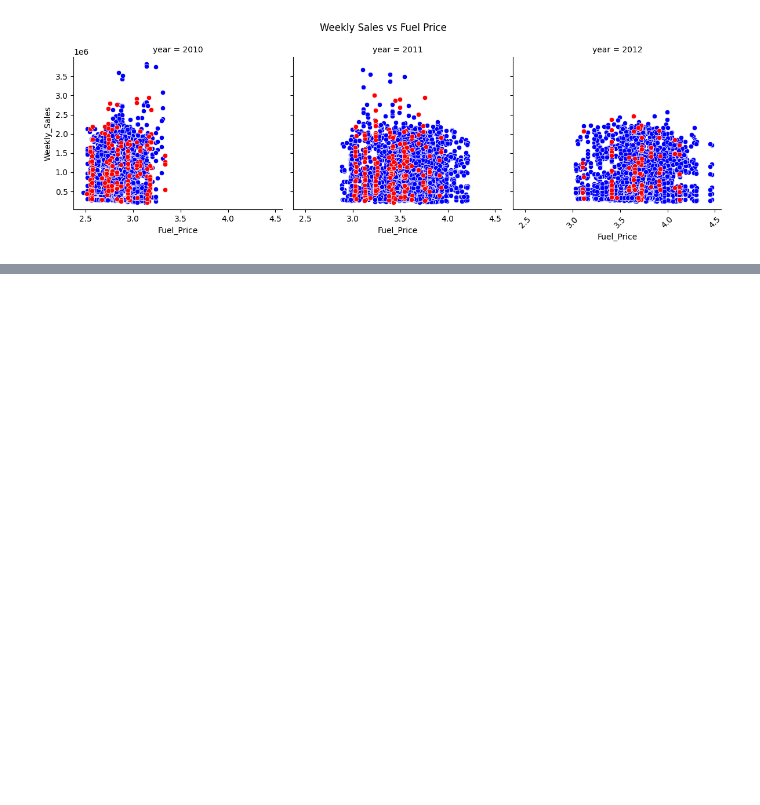
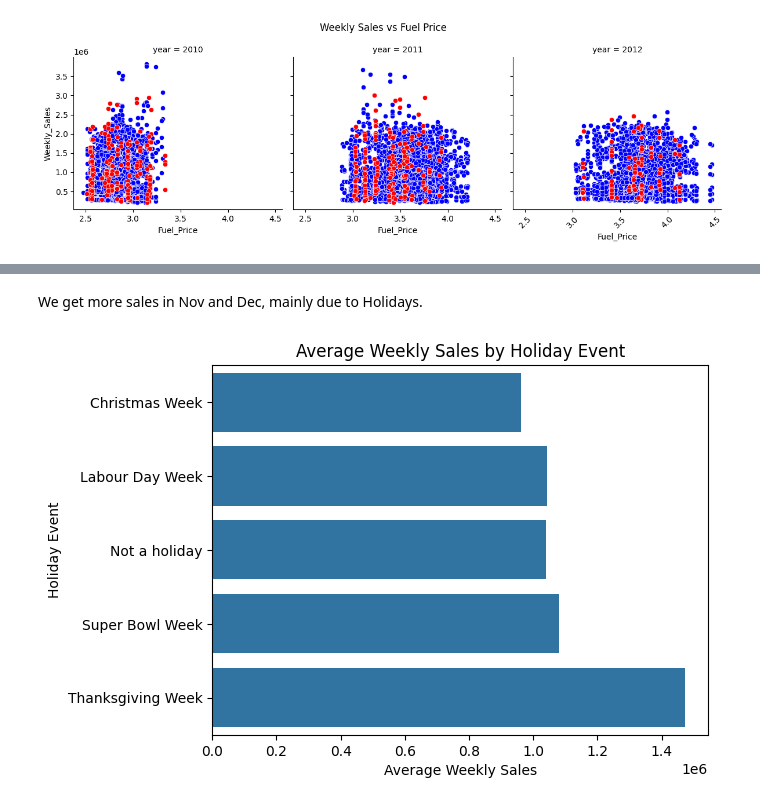
Before and after one commit to bdk-333/Walmart-Sales-Analysis, a Jupyter notebook: notebooks/02_exploratory_data_analysis.ipynb, the cells around one changed output, grey strips where cells are left out. Saved outputs shown, nothing was run; the diff lists cells and outputs as text; code cells hidden in the pictures; blank space fills up the shorter version.

```diff
--- a/notebooks/02_exploratory_data_analysis.ipynb
+++ b/notebooks/02_exploratory_data_analysis.ipynb
@@ -220,0 +279,12 @@ plt.show()
+# %% [markdown]
+We get more sales in Nov and Dec, mainly due to Holidays.
+# %%
+per_holiday = df.groupby('Holiday_Event').agg({'Weekly_Sales': 'mean'}).reset_index()
+
+sns.barplot(data=per_holiday, x='Weekly_Sales', y='Holiday_Event', orient='h')
+plt.title('Average Weekly Sales by Holiday Event')
+plt.xlabel('Average Weekly Sales')
+plt.ylabel('Holiday Event')
+plt.show()
+# %% [output]
+[figure, added]
```
Also changed, not shown: parts of 7 cells of this notebook.
